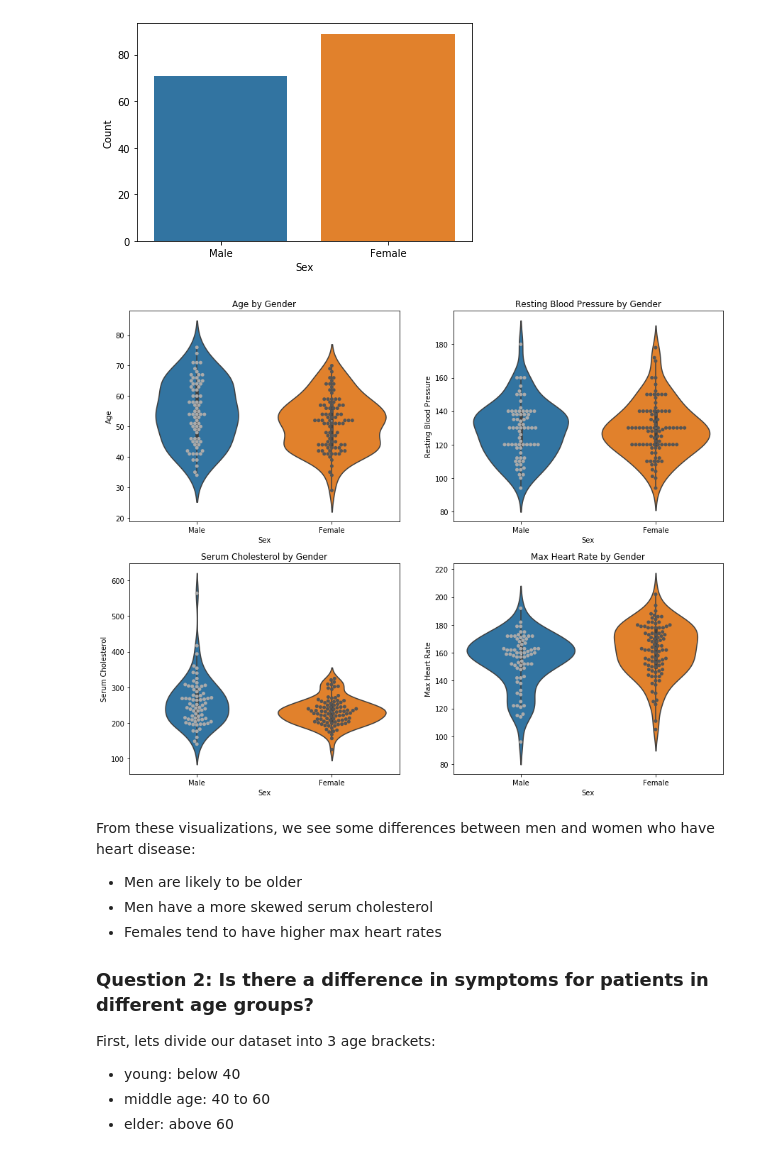
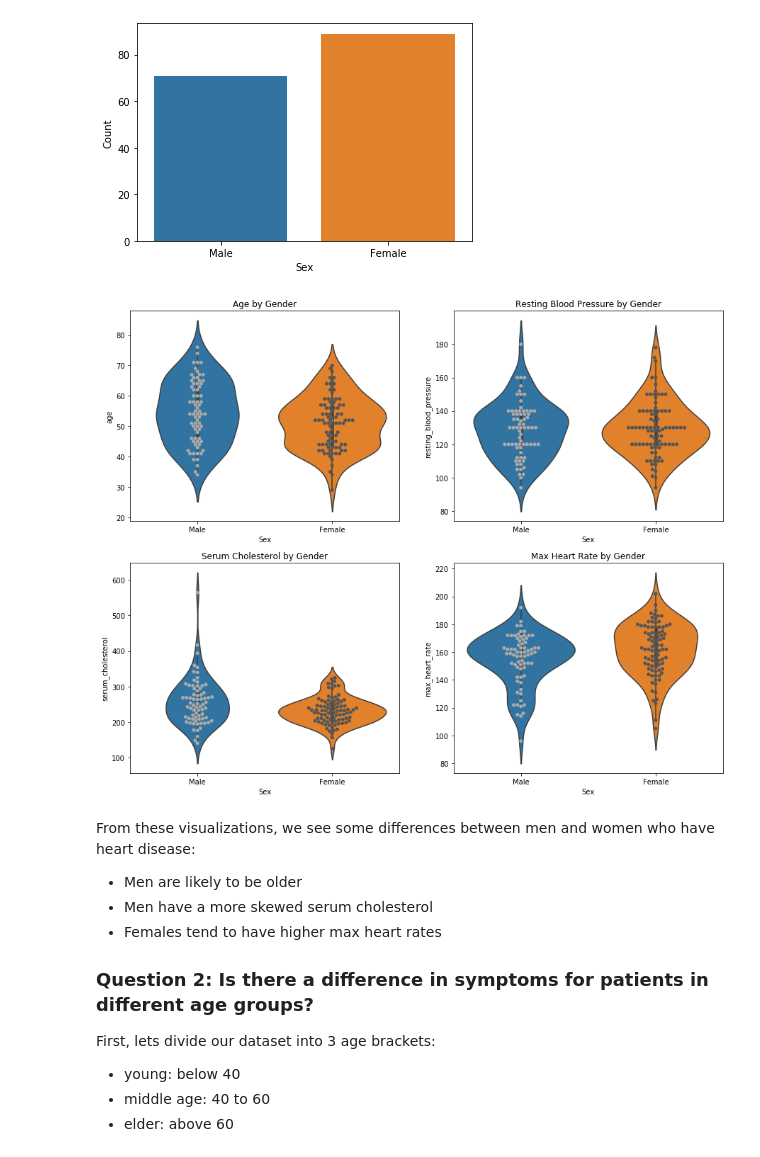
Before and after one commit to Deveorac/heart_disease, a Jupyter notebook: Exploratory_Analysis.ipynb, the cells around one changed output. Saved outputs shown, nothing was run; the diff lists cells and outputs as text; code cells hidden in the pictures.

Commit message:
Update to add functions to create subplots

```diff
--- a/Exploratory_Analysis.ipynb
+++ b/Exploratory_Analysis.ipynb
@@ -227,56 +227,29 @@ plt.ylabel("Count")
 g.set_xticklabels(['Male', 'Female']);
 # %% [output]
 [figure]
-# %%
-f, axs = plt.subplots(2,2,figsize=(15,12))
-
-# Plot 1: Age and sex
-plt.subplot(2,2,1)
-
-ax1 = sb.violinplot(x=disease.sex, y=disease.age, data=disease, alpha=0.3)
-
-g = sb.swarmplot(x=disease.sex, y=disease.age, data=disease, palette='gray_r')
-plt.xlabel("Sex")
-plt.ylabel("Age")
-plt.title("Age by Gender")
-g.set_xticklabels(['Male', 'Female']);
-
-# Plot 2: Resting blood pressure and sex
-plt.subplot(2,2,2)
-
-ax2 = sb.violinplot(x=disease.sex, y=disease.resting_blood_pressure, data=disease, alpha=0.3)
-
-g = sb.swarmplot(x=disease.sex, y=disease.resting_blood_pressure, data=disease, palette='gray_r')
-plt.xlabel("Sex")
-plt.ylabel("Resting Blood Pressure")
-plt.title("Resting Blood Pressure by Gender")
-g.set_xticklabels(['Male', 'Female']);
-
-
-# Plot 3: Serum cholesterol and sex
-plt.subplot(2,2,3)
-
-ax3 = sb.violinplot(x=disease.sex, y=disease.serum_cholesterol, data=disease, alpha=0.3)
-
-g = sb.swarmplot(x=disease.sex, y=disease.serum_cholesterol, data=disease, palette='gray_r')
-plt.xlabel("Sex")
-plt.ylabel("Serum Cholesterol")
-plt.title("Serum Cholesterol by Gender")
-g.set_xticklabels(['Male', 'Female']);
-
-
-# Plot 4: Max heart rate and sex
-plt.subplot(2,2,4)
-
-ax4 = sb.violinplot(x=disease.sex, y=disease.max_heart_rate, data=disease)
-
-g = sb.swarmplot(x=disease.sex, y=disease.max_heart_rate, data=disease, palette='gray_r')
-plt.xlabel("Sex")
-plt.ylabel("Max Heart Rate")
-plt.title("Max Heart Rate by Gender")
-g.set_xticklabels(['Male', 'Female']);
-# %% [output]
-[figure, removed]
+# %%
+def gender_plot(x, t): # where x is the x variables and t is the subplot titles
+    title_index = 0
+    for var in x:
+        plt.subplot(2,2,title_index+1)
+        ax = sb.violinplot(x=disease.sex, y=disease[var], data=disease)
+        g = sb.swarmplot(x=disease.sex, y=disease[var], data=disease, palette='gray_r')
+        plt.xlabel("Sex")
+        plt.ylabel(var)
+        plt.title(t[title_index])
+        title_index += 1
+        g.set_xticklabels(['Male', 'Female']);
+
+
+
+f, axs = plt.subplots(2,2,figsize=(15,12))
+
+x_vars = ['age', 'resting_blood_pressure', 'serum_cholesterol', 'max_heart_rate']
+titles = ['Age by Gender', 'Resting Blood Pressure by Gender', 'Serum Cholesterol by Gender', 'Max Heart Rate by Gender']
+
+gender_plot(x_vars, titles)
+# %% [output]
+[figure, added]
 # %% [markdown]
 From these visualizations, we see some differences between men and women who have heart disease:
 
```
Also changed, not shown: parts of 5 cells of this notebook.
